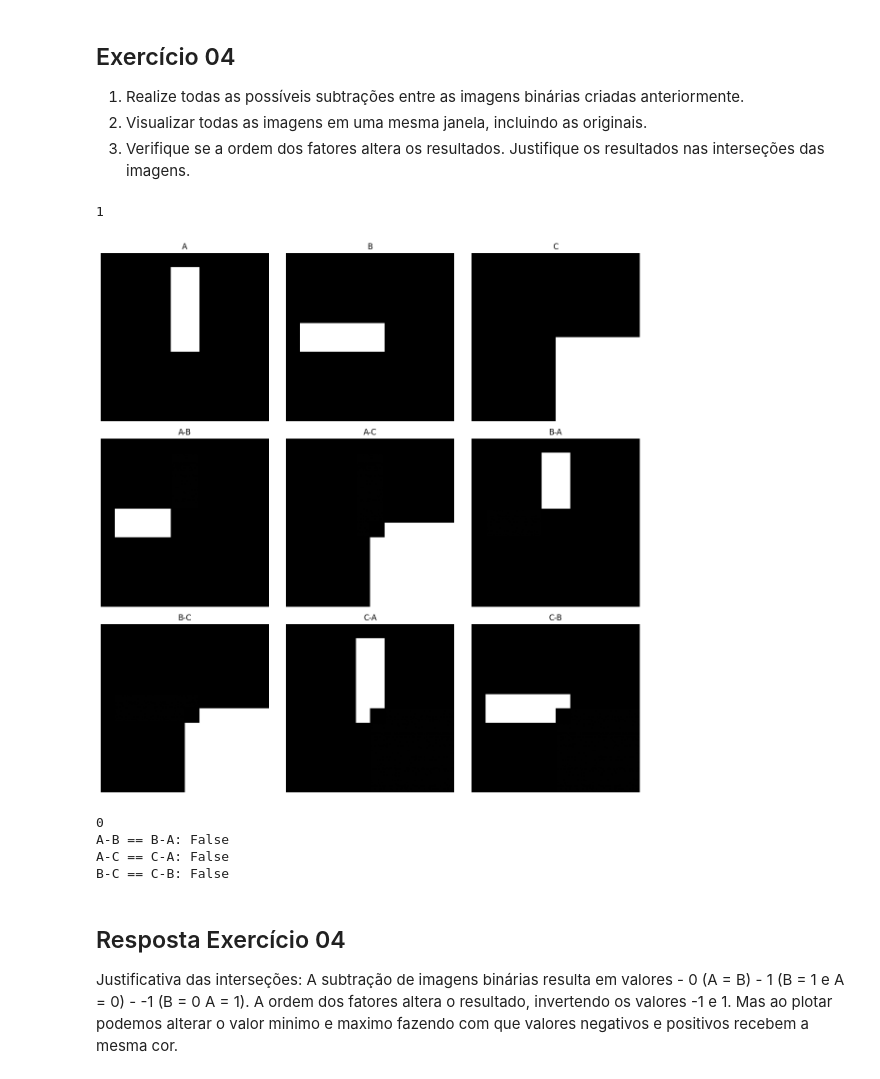
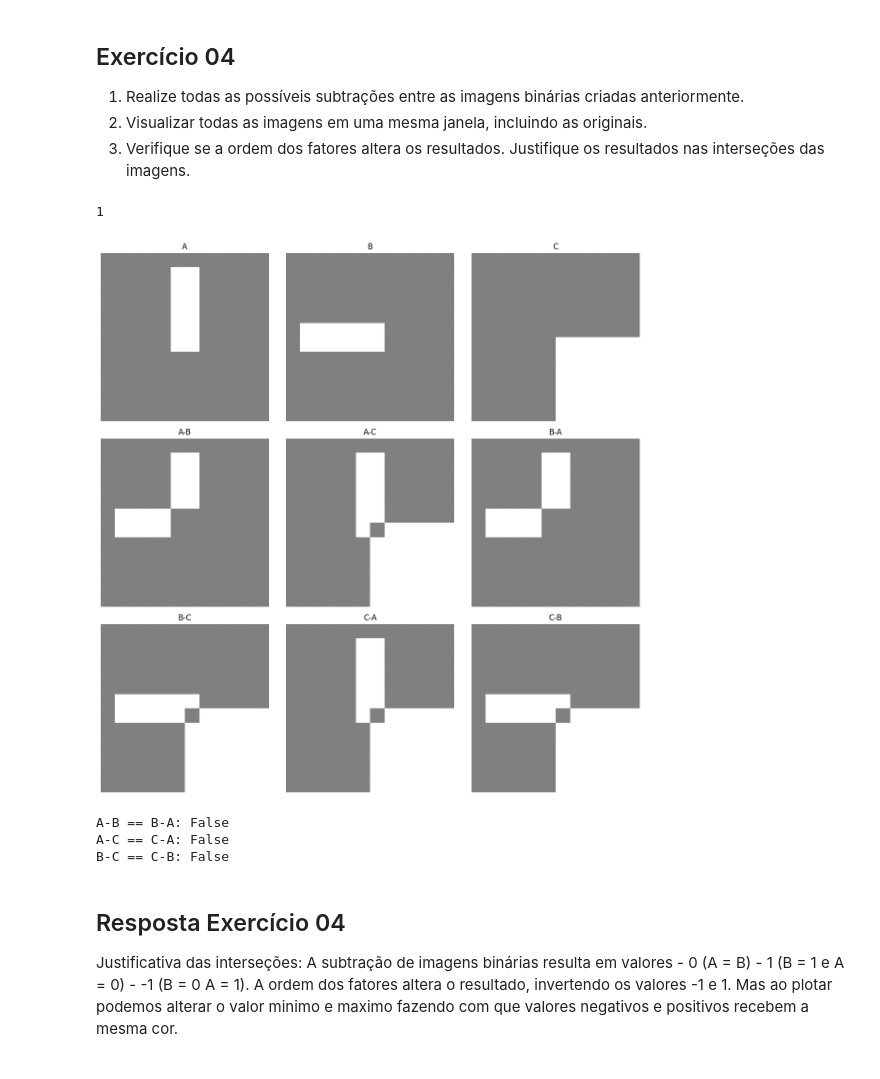
Before and after one commit to fromcaio/image-processing, a Jupyter notebook: 01-beginner/practice01.ipynb, the cells around one changed output. Cells and saved outputs as stored; diff of their text form; code cells hidden in the pictures.

```diff
--- a/01-beginner/practice01.ipynb
+++ b/01-beginner/practice01.ipynb
@@ -176,36 +175,35 @@ C = np.zeros((300, 300), dtype=np.uint8)
 C[150:300, 150:300] = 1
 print(C[150,150])
 
 # As possiveis subtrações são A-B A-C B-A B-C C-A C-B
 somas = {
     'A-B': A - B,
     'A-C': A - C,
     'B-A': B - A,
     'B-C': B - C,
     'C-B': C - B,
     'C-A': C - A,
 }
 
 titulos = ['A', 'B', 'C', 'A-B', 'A-C', 'B-A', 'B-C', 'C-A', 'C-B']
 imagens = [A, B, C, somas['A-B'], somas['A-C'], somas['B-A'], somas['B-C'], somas['C-A'], somas['C-B']]
 
 fig, axs = plt.subplots(3, 3, figsize=(12, 12))
 for ax, img, title in zip(axs.flat, imagens, titulos):
-    ax.imshow(img, cmap='gray', vmin=-1, vmax=1)
+    ax.imshow(img, cmap='gray', vmin=img.min(), vmax=img.max())
     # ax.imshow(img, cmap='gray')
     ax.set_title(title)
     ax.axis('off')
 plt.tight_layout()
 plt.show()
 
 # Verificar se a ordem dos fatores altera o resultado
 print('A-B == B-A:', np.array_equal(somas['A-B'], somas['B-A']))
 print('A-C == C-A:', np.array_equal(somas['A-C'], somas['C-A']))
 print('B-C == C-B:', np.array_equal(somas['B-C'], somas['C-B']))
 # %% [output]
 1
-[figure, old version]
+[figure, new version]
-0
 A-B == B-A: False
 A-C == C-A: False
 B-C == C-B: False
```
Also changed, not shown: parts of 7 cells of this notebook, 2 other files.
